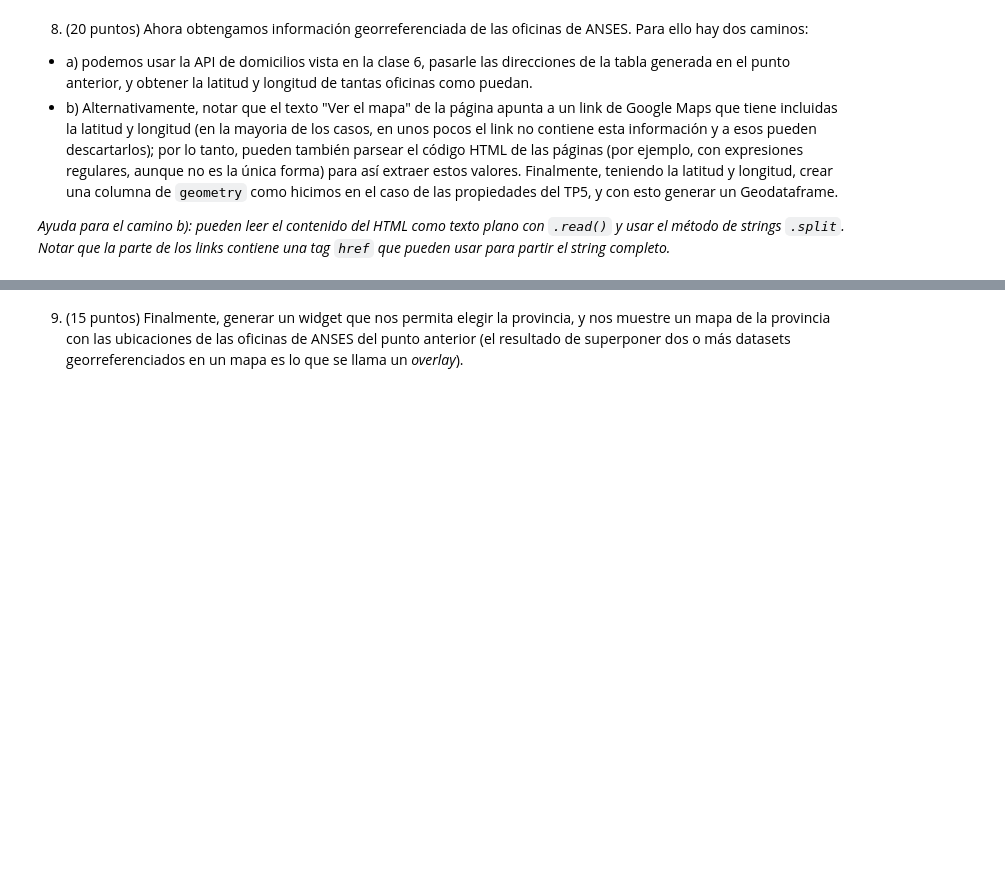
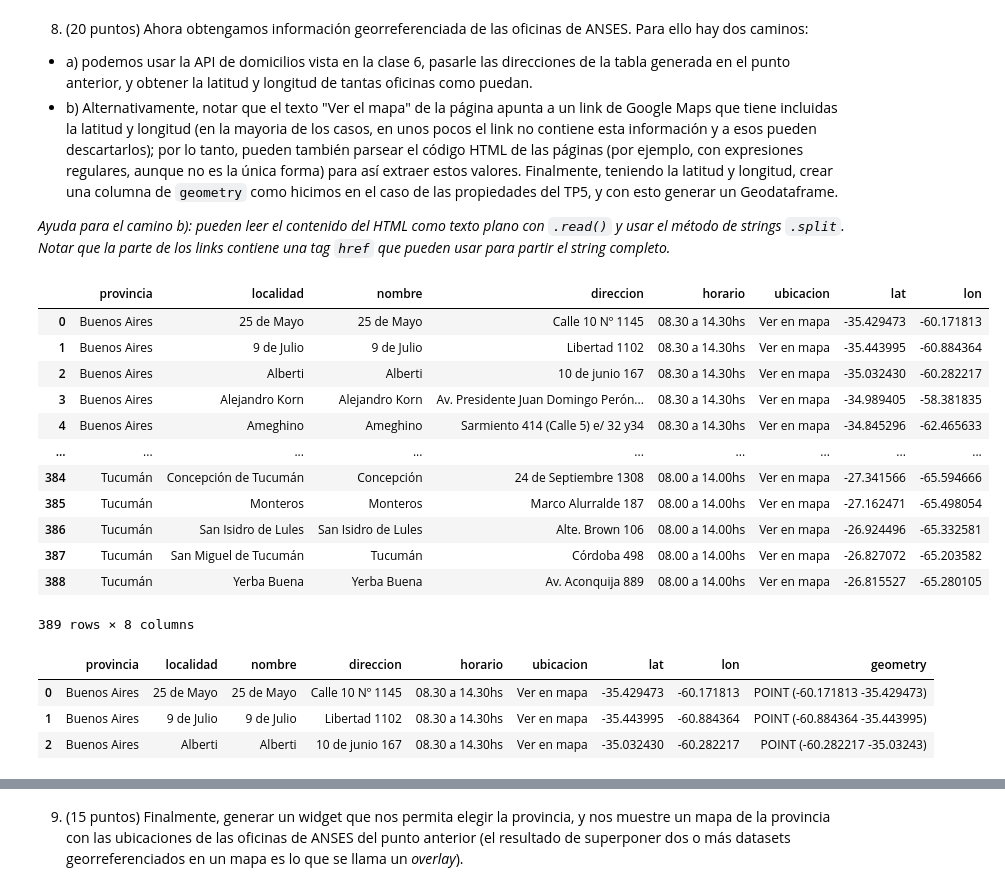
Before and after one commit to larasofiacantero/repo_tp6, a Jupyter notebook: Cantero_LS_PythEcon2024_tp6.ipynb, the cells around one changed output, grey strips where cells are left out. Saved outputs shown, nothing was run; the diff lists cells and outputs as text; code cells hidden in the pictures; blank space fills up the shorter version.

```diff
--- a/Cantero_LS_PythEcon2024_tp6.ipynb
+++ b/Cantero_LS_PythEcon2024_tp6.ipynb
@@ -322,3 +582,55 @@ Finalmente, iteren sobre estos 8 archivos, extrayendo una a una las tablas. Fina
 - b) Alternativamente, notar que el texto "Ver el mapa" de la página apunta a un link de Google Maps que tiene incluidas la latitud y longitud (en la mayoria de los casos, en unos pocos el link no contiene esta información y a esos pueden descartarlos); por lo tanto, pueden también parsear el código HTML de las páginas (por ejemplo, con expresiones regulares, aunque no es la única forma) para así extraer estos valores. Finalmente, teniendo la latitud y longitud, crear una columna de `geometry` como hicimos en el caso de las propiedades del TP5, y con esto generar un Geodataframe.
 
 _Ayuda para el camino b): pueden leer el contenido del HTML como texto plano con `.read()` y usar el método de strings `.split`. Notar que la parte de los links contiene una tag `href` que pueden usar para partir el string completo._
+# %%
+# Creo un df vacío
+df_direc = pd.DataFrame(columns=['provincia', 'localidad', 'nombre', 'direccion', 'horario', 'ubicacion', 'lat', 'lon'])
+
+# Creo una expresión regular para encontrar coordenadas enlaces de Maps y extraer las coordenadas
+pattern = re.compile(r"https://maps\.google\.com/\?q=(-?\d+\.\d+),(-?\d+\.\d+)")
+
+with open(f"Oficinas_de_atencion_al_publico_ANSES.html", "r", encoding="utf-8") as file:
+    anses_html_content = file.read()
+    soup = BeautifulSoup(anses_html_content, 'html.parser')
+
+    info = soup.find_all('tr')
+
+    for i, item in enumerate(info):
+        if i != 0:
+            # Extraer la información general de la fila
+            datos_de_fila = item.find_all('td')
+            fila = [dato.text for dato in datos_de_fila]
+
+            # "a" indica que hay un link, por lo que busco links y armo una lista con ellos
+            link = item.find("a", href=pattern)
+            if link:
+                match = pattern.search(link["href"])
+                if match:
+                    # Extraigo latitud y longitud de acuerdo a los grupos definidos en pattern
+                    lat = float(match.group(1))
+                    lon = float(match.group(2))
+                else:
+                    lat, lon = None, None
+            else:
+                lat, lon = None, None
+
+            # Agrego la información al df
+            fila.extend([lat, lon])
+            fila_df = pd.DataFrame([fila], columns=df_direc.columns)
+            df_direc = pd.concat([df_direc, fila_df], ignore_index=True)
+# %%
+df_direc
+# %% [output]
+|  | provincia | localidad | nombre | direccion | horario | ubicacion | lat | lon |
+| 0 | Buenos Aires | 25 de Mayo | 25 de Mayo | Calle 10 Nº 1145 | 08.30 a 14.30hs | Ver en mapa | -35.429473 | -60.171813 |
+| 1 | Buenos Aires | 9 de Julio | 9 de Julio | Libertad 1102 | 08.30 a 14.30hs | Ver en mapa | -35.443995 | -60.884364 |
+| 2 | Buenos Aires | Alberti | Alberti | 10 de junio 167 | 08.30 a 14.30hs | Ver en mapa | -35.032430 | -60.282217 |
+| 3 | Buenos Aires | Alejandro Korn | Alejandro Korn | Av. Presidente Juan Domingo Perón... | 08.30 a 14.30hs | Ver en mapa | -34.989405 | -58.381835 |
+| 4 | Buenos Aires | Ameghino | Ameghino | Sarmiento 414 (Calle 5) e/ 32 y34 | 08.30 a 14.30hs | Ver en mapa | -34.845296 | -62.465633 |
+| ... | ... | ... | ... | ... | ... | ... | ... | ... |
+| 384 | Tucumán | Concepción de Tucumán | Concepción | 24 de Septiembre 1308 | 08.00 a 14.00hs | Ver en mapa | -27.341566 | -65.594666 |
+| 385 | Tucumán | Monteros | Monteros | Marco Alurralde 187 | 08.00 a 14.00hs | Ver en mapa | -27.162471 | -65.498054 |
+| 386 | Tucumán | San Isidro de Lules | San Isidro de Lules | Alte. Brown 106 | 08.00 a 14.00hs | Ver en mapa | -26.924496 | -65.332581 |
+| 387 | Tucumán | San Miguel de Tucumán | Tucumán | Córdoba 498 | 08.00 a 14.00hs | Ver en mapa | -26.827072 | -65.203582 |
+| 388 | Tucumán | Yerba Buena | Yerba Buena | Av. Aconquija 889 | 08.00 a 14.00hs | Ver en mapa | -26.815527 | -65.280105 |
+389 rows × 8 columns
@@ -324,0 +648,7 @@ _Ayuda para el camino b): pueden leer el contenido del HTML como texto plano con
+# %%
+df_direc.head(3)
+# %% [output]
+|  | provincia | localidad | nombre | direccion | horario | ubicacion | lat | lon | geometry |
+| 0 | Buenos Aires | 25 de Mayo | 25 de Mayo | Calle 10 Nº 1145 | 08.30 a 14.30hs | Ver en mapa | -35.429473 | -60.171813 | POINT (-60.171813 -35.429473) |
+| 1 | Buenos Aires | 9 de Julio | 9 de Julio | Libertad 1102 | 08.30 a 14.30hs | Ver en mapa | -35.443995 | -60.884364 | POINT (-60.884364 -35.443995) |
+| 2 | Buenos Aires | Alberti | Alberti | 10 de junio 167 | 08.30 a 14.30hs | Ver en mapa | -35.032430 | -60.282217 | POINT (-60.282217 -35.03243) |
```
Also changed, not shown: parts of 61 cells of this notebook, 6 other files.
